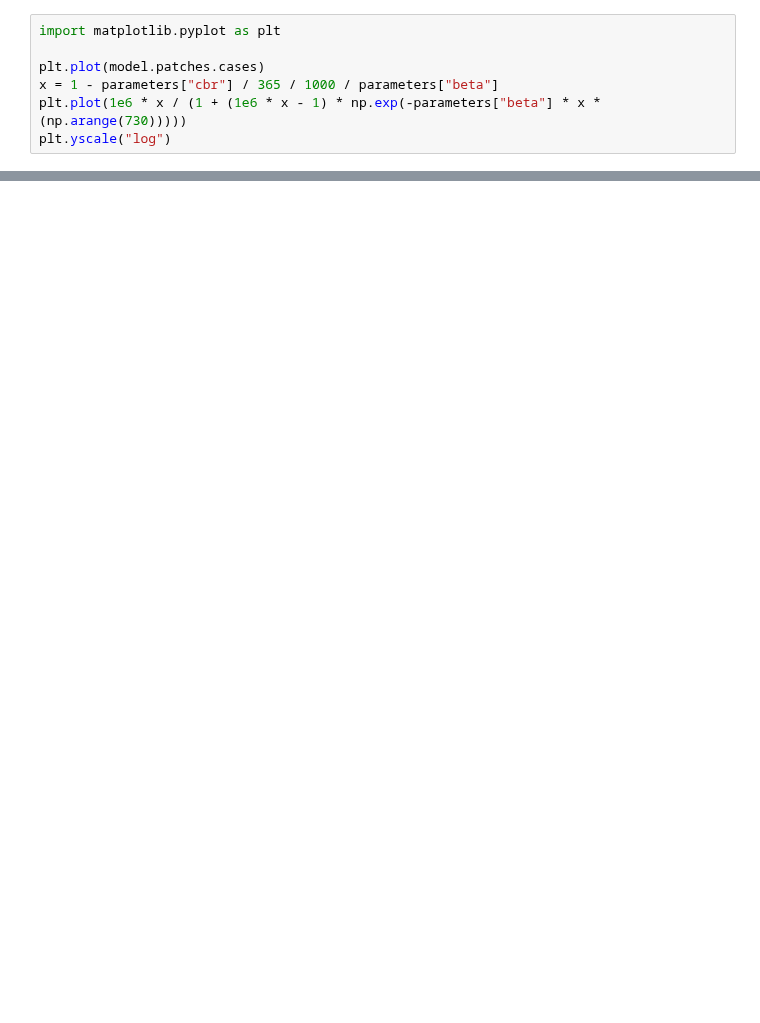
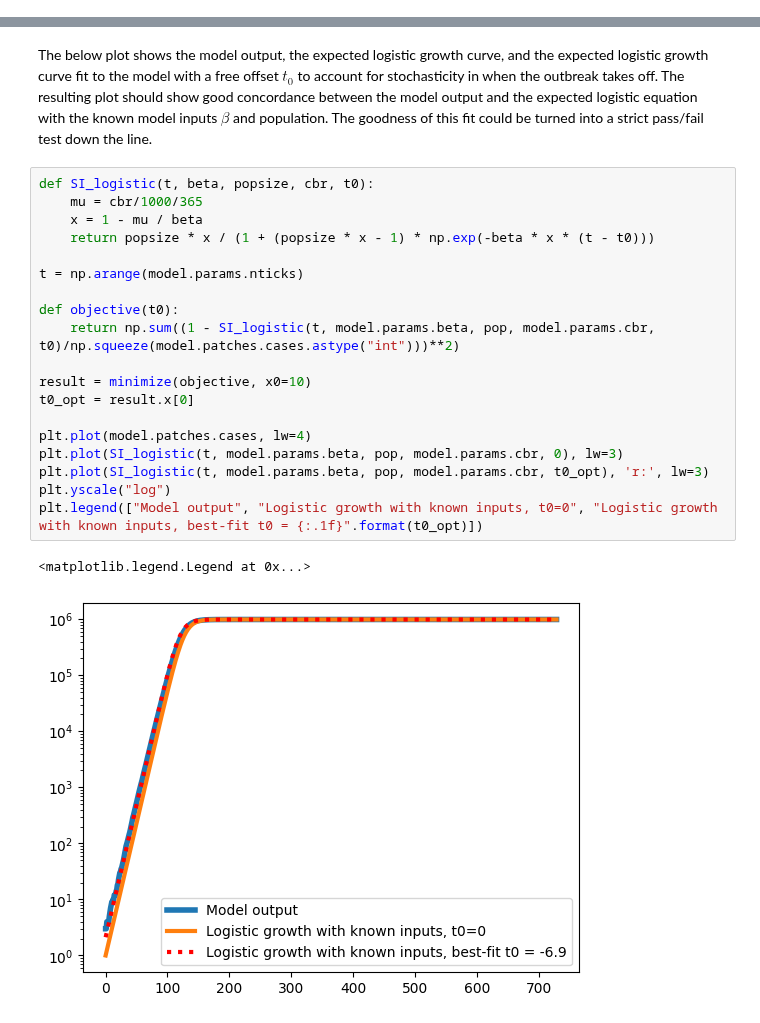
Before and after one commit to InstituteforDiseaseModeling/laser-generic, a Jupyter notebook: notebooks/SI_wbirths_logistic_growth.ipynb, the cells around one changed output, grey strips where cells are left out. Saved outputs shown, nothing was run; the diff lists cells and outputs as text; blank space fills up the shorter version.

```diff
--- a/notebooks/SI_wbirths_logistic_growth.ipynb
+++ b/notebooks/SI_wbirths_logistic_growth.ipynb
@@ -77,7 +70,0 @@ Total:                  1,495,459 microseconds
-# %%
-import matplotlib.pyplot as plt
-
-plt.plot(model.patches.cases)
-x = 1 - parameters["cbr"] / 365 / 1000 / parameters["beta"]
-plt.plot(1e6 * x / (1 + (1e6 * x - 1) * np.exp(-parameters["beta"] * x * (np.arange(730)))))
-plt.yscale("log")
@@ -85,0 +84,25 @@ plt.yscale("log")
+# %% [markdown]
+The below plot shows the model output, the expected logistic growth curve, and the expected logistic growth curve fit to the model with a free offset $t_0$ to account for stochasticity in when the outbreak takes off.  The resulting plot should show good concordance between the model output and the expected logistic equation with the known model inputs $\beta$ and population.
+The goodness of this fit could be turned into a strict pass/fail test down the line.
+# %%
+def SI_logistic(t, beta, popsize, cbr, t0):
+    mu = cbr/1000/365
+    x = 1 - mu / beta
+    return popsize * x / (1 + (popsize * x - 1) * np.exp(-beta * x * (t - t0)))
+
+t = np.arange(model.params.nticks)
+
+def objective(t0):
+    return np.sum((1 - SI_logistic(t, model.params.beta, pop, model.params.cbr, t0)/np.squeeze(model.patches.cases.astype("int")))**2)
+
+result = minimize(objective, x0=10)
+t0_opt = result.x[0]
+
+plt.plot(model.patches.cases, lw=4)
+plt.plot(SI_logistic(t, model.params.beta, pop, model.params.cbr, 0), lw=3)
+plt.plot(SI_logistic(t, model.params.beta, pop, model.params.cbr, t0_opt), 'r:', lw=3)
+plt.yscale("log")
+plt.legend(["Model output", "Logistic growth with known inputs, t0=0", "Logistic growth with known inputs, best-fit t0 = {:.1f}".format(t0_opt)])
+# %% [output]
+<matplotlib.legend.Legend at 0x...>
+[figure, added]
```
Also changed, not shown: parts of 17 cells of this notebook, 7 other files.
